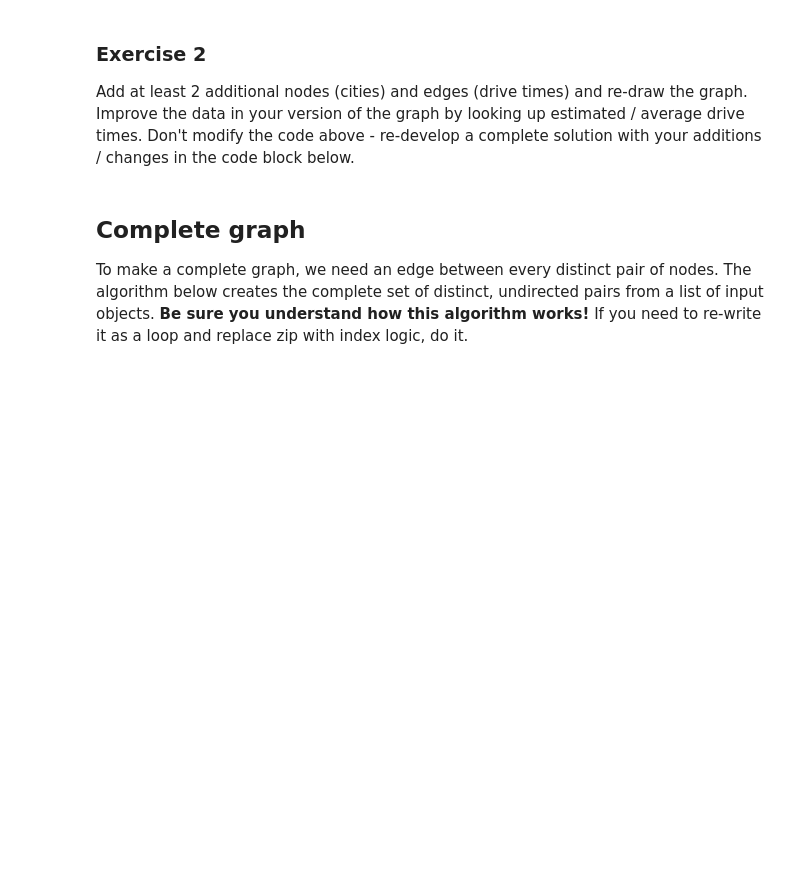
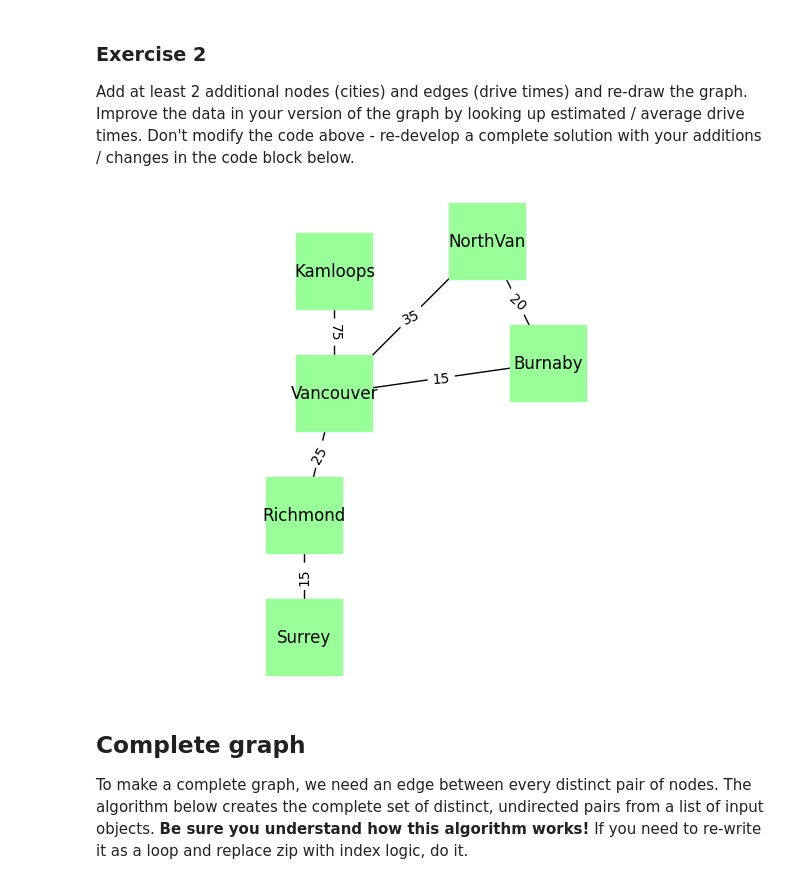
Before and after one commit to CounterCookie/cap-comp215, a Jupyter notebook: labs/lab04.ipynb, the cells around one changed output. Cells and saved outputs as stored; diff of their text form; code cells hidden in the pictures; blank space fills up the shorter version.

```diff
--- a/labs/lab04.ipynb
+++ b/labs/lab04.ipynb
@@ -130,3 +148,26 @@ Don't modify the code above - re-develop a complete solution with your additions
+# %%
+locations['Surrey'] = (-1, -8)
+locations['Kamloops'] = (0, 4)
+
+drive_times[('Surrey', 'Richmond')] = 15
+drive_times[('Kamloops', 'Vancouver')] = 75
+
+cities.add_nodes_from(locations)
+cities.add_edges_from(drive_times)
+
+nx.draw(cities, locations,
+        node_color='#99ff99',
+        node_shape='s',
+        node_size=3000,
+        with_labels=True)
+
+nx.draw_networkx_edge_labels(cities, locations,
+                             edge_labels=drive_times)
+
+plt.axis('equal')
+plt.show()
+# %% [output]
+[figure, added]
 # %% [markdown]
 ## Complete graph
 
```
Also changed, not shown: parts of 24 cells of this notebook.
